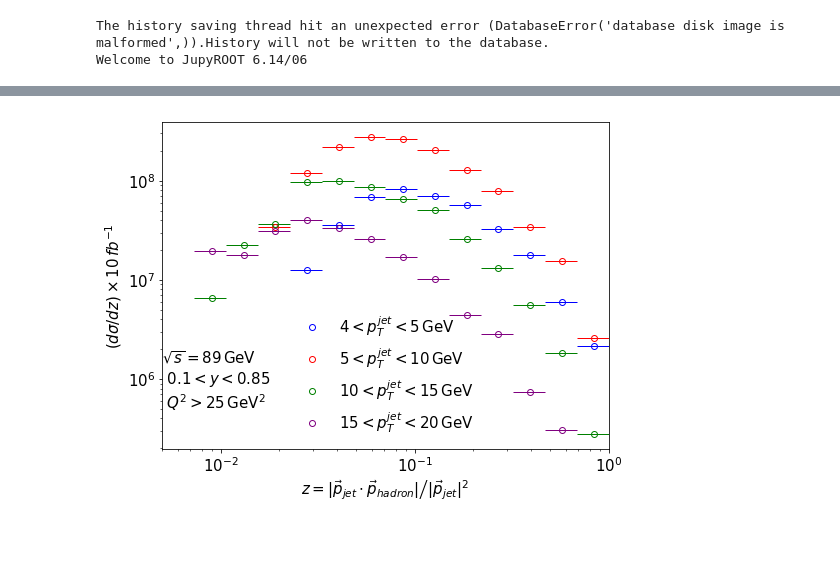
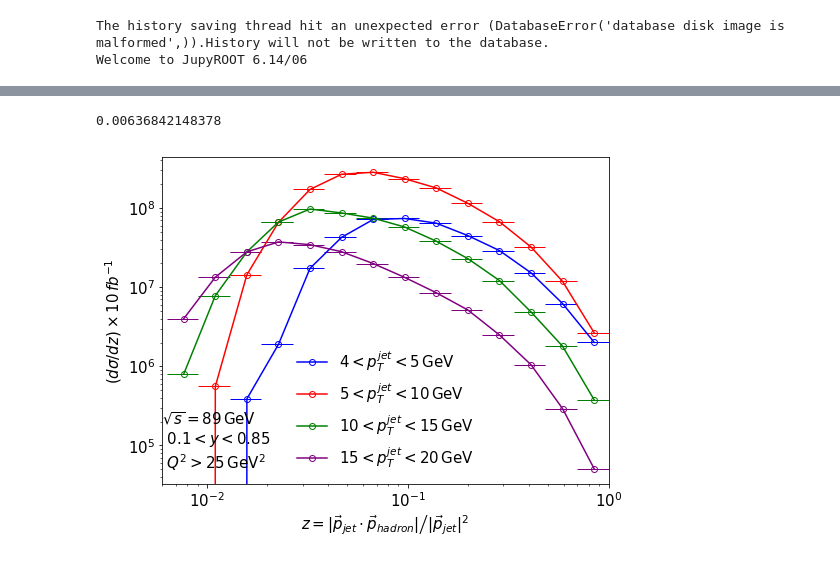
Before and after one commit to y-song/notebooks, a Jupyter notebook: z.ipynb, the cells around one changed output, grey strips where cells are left out. Saved outputs shown, nothing was run; the diff lists cells and outputs as text; code cells hidden in the pictures.

Commit message:
Remade the plot with a ROOT file that has 10 times more events

```diff
--- a/z.ipynb
+++ b/z.ipynb
@@ -57,33 +57,37 @@ Q2 > 25 11013  fraction kept: 15.1
 # %%
-xvar_array = toArrayFloat(-2.3, 0, 0, log=True, logNum=15)
+xvar_array = toArrayFloat(-2.2, 0, 0, log=True, logNum=15)
 xsec = np.mean(a['xsec'])
 ntrials = a['ntrials'][a.shape[0]-1]
 x1, y1, xerr = getHist(b1, 'z', xvar_array)
 x2, y2, xerr = getHist(b2, 'z', xvar_array)
 x3, y3, xerr = getHist(b3, 'z', xvar_array)
 x4, y4, xerr = getHist(b4, 'z', xvar_array)
+# %%
+print min(b['z'])
+# %% [output]
+0.00636842148378
 # %%
 z_str = r'$z = |\vec{p}_{jet} \cdot \vec{p}_{hadron}| \left/ |\vec{p}_{jet}|^2 \right.$'
 # %%
 fig = plt.figure(figsize=(8,6))
 plt.errorbar(x1, 10*y1*xsec*1e12/(2*ntrials*xerr), xerr = xerr, fmt='none', color='b', elinewidth=1)
-plt.plot(x1, 10*y1*xsec*1e12/(2*ntrials*xerr), 'bo', fillstyle='none', label='$4 < p_T^{jet} < 5 \, \mathrm{GeV}$')
+plt.plot(x1, 10*y1*xsec*1e12/(2*ntrials*xerr), 'bo', fillstyle='none', linestyle='-', label='$4 < p_T^{jet} < 5 \, \mathrm{GeV}$')
 plt.errorbar(x2, 10*y2*xsec*1e12/(2*ntrials*xerr), xerr=xerr, fmt='none', color='r', elinewidth=1)
-plt.plot(x2, 10*y2*xsec*1e12/(2*ntrials*xerr), 'ro', fillstyle='none', label='$5 < p_T^{jet} < 10 \, \mathrm{GeV}$')
+plt.plot(x2, 10*y2*xsec*1e12/(2*ntrials*xerr), 'ro', fillstyle='none', linestyle='-', label='$5 < p_T^{jet} < 10 \, \mathrm{GeV}$')
 plt.errorbar(x3, 10*y3*xsec*1e12/(2*ntrials*xerr), xerr=xerr, fmt='none', color='g', elinewidth=1)
-plt.plot(x3, 10*y3*xsec*1e12/(2*ntrials*xerr), 'go', fillstyle='none', label='$10 < p_T^{jet} < 15 \, \mathrm{GeV}$')
+plt.plot(x3, 10*y3*xsec*1e12/(2*ntrials*xerr), 'go', fillstyle='none', linestyle='-', label='$10 < p_T^{jet} < 15 \, \mathrm{GeV}$')
 plt.errorbar(x4, 10*y4*xsec*1e12/(2*ntrials*xerr), xerr=xerr, fmt='none', color='purple', elinewidth=1)
-plt.plot(x4, 10*y4*xsec*1e12/(2*ntrials*xerr), color='purple', marker='o', linestyle='none',fillstyle='none', label='$15 < p_T^{jet} < 20 \, \mathrm{GeV}$')
+plt.plot(x4, 10*y4*xsec*1e12/(2*ntrials*xerr), color='purple', marker='o', linestyle='-',fillstyle='none', label='$15 < p_T^{jet} < 20 \, \mathrm{GeV}$')
 plt.xticks(fontsize=15)
 plt.yticks(fontsize=15)
 plt.xscale('log')
 plt.yscale('log')
 plt.xlabel(z_str, fontsize=15)
 plt.ylabel(r'$(d\sigma/dz) \times 10 \, fb^{-1}$', fontsize=15)
-plt.xlim(left=0.005, right=1)
+plt.xlim(left=0.006, right=1)
 plt.legend(prop={'size': 15}, frameon=False, loc='best')
-plt.text(0.005,5e5,'$\sqrt{s} = 89 \, \mathrm{GeV}$ \n $0.1 < y < 0.85$ \n $Q^2 > 25 \, \mathrm{GeV^2}$',\
+plt.text(0.006,5e4,'$\sqrt{s} = 89 \, \mathrm{GeV}$ \n $0.1 < y < 0.85$ \n $Q^2 > 25 \, \mathrm{GeV^2}$',\
         fontsize=15)
 plt.savefig('images/z.pdf', bbox_inches='tight')
 # %% [output]
-[figure, old version]
+[figure, new version]
```
Also changed, not shown: parts of 2 cells of this notebook.
